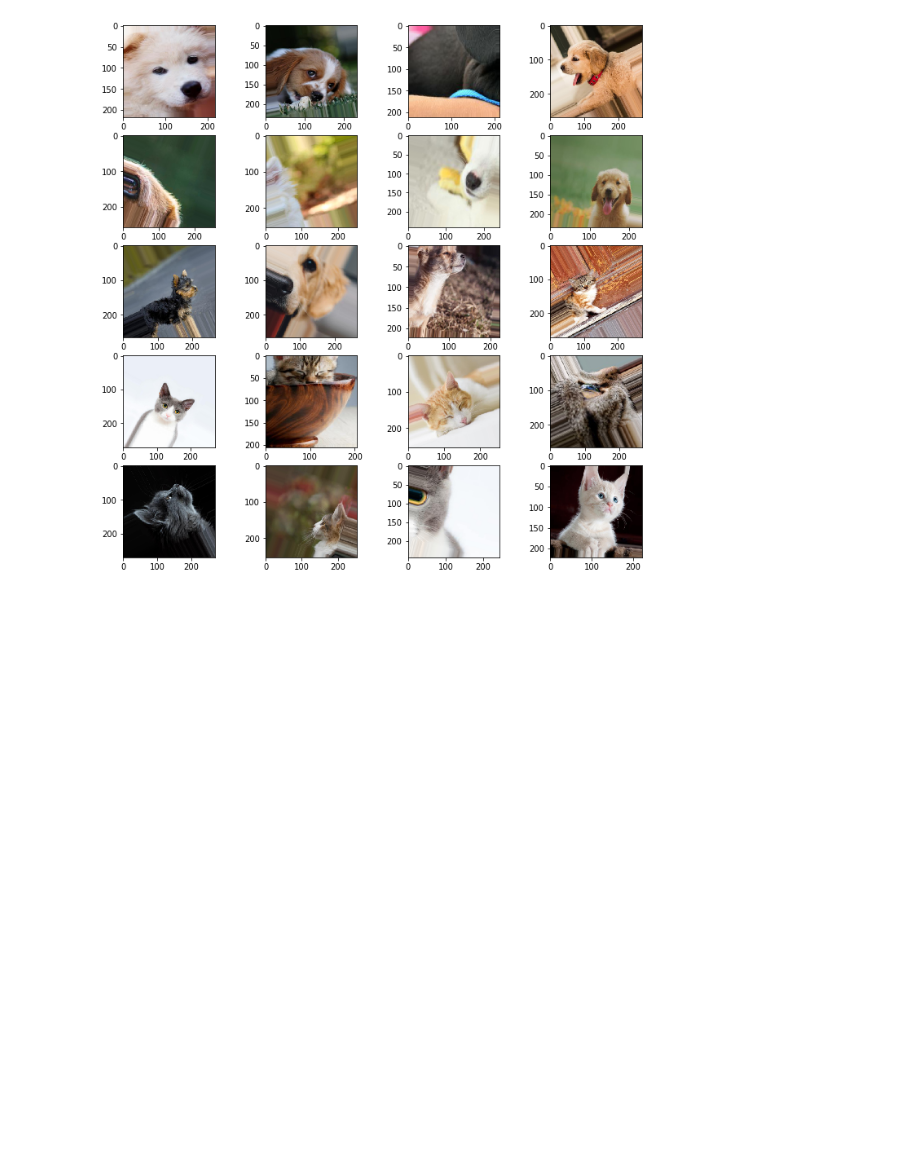
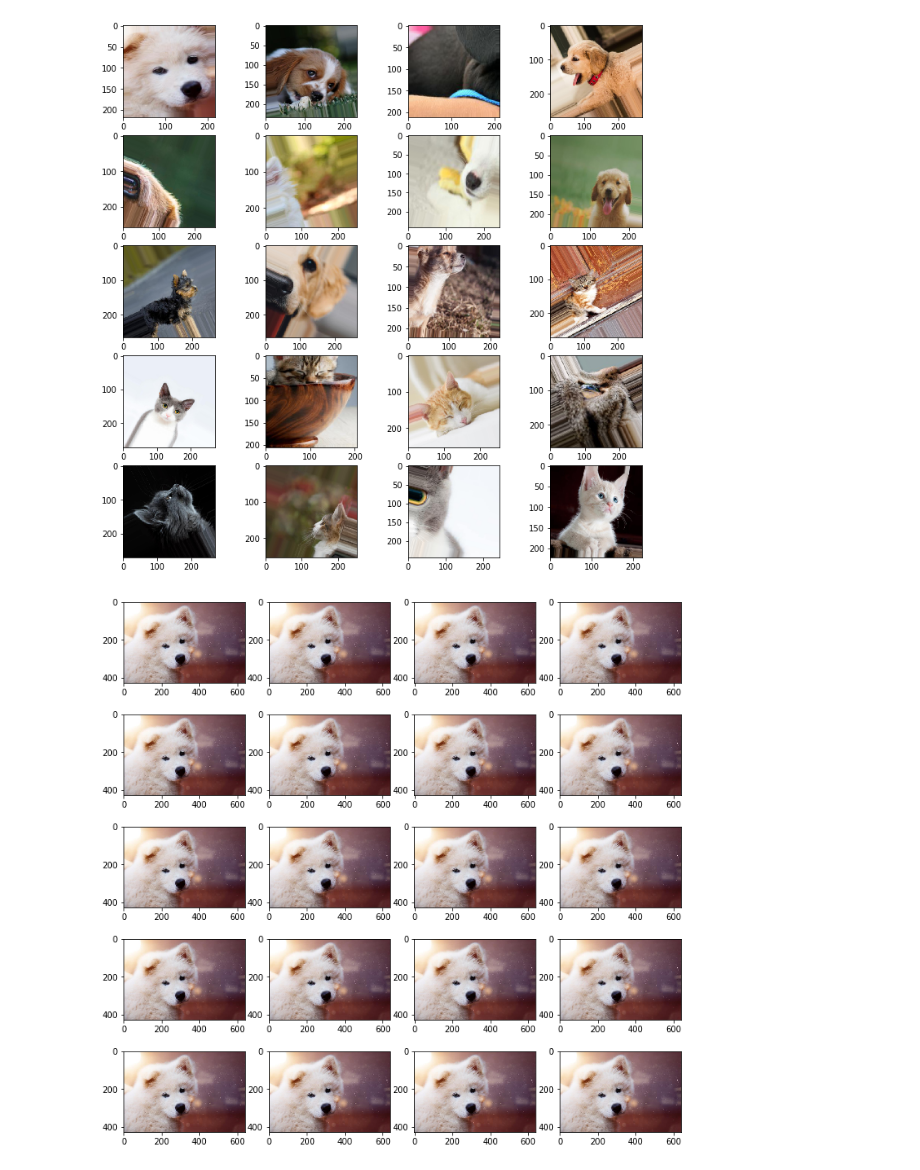
Before and after one commit to WANG-lp/FastGC-icecake, a Jupyter notebook: scripts/dali_external_source.ipynb, the cells around one changed output. Drawn from its saved outputs; the diff is of its cells as text; code cells hidden in the pictures; blank space fills up the shorter version.

```diff
--- a/scripts/dali_external_source.ipynb
+++ b/scripts/dali_external_source.ipynb
@@ -159,6 +159,9 @@ gc2.load_dltensor_from_file("dog_1.tensor")
 # %%
 imgs = []
 for i in range(20):
     npbuff = gc.get_numpy_array("dog/dog_1.jpg")
     img = PIL.Image.fromarray(npbuff)
+    imgs.append(img)
 show_all_imgs(imgs)
+# %% [output]
+[figure, added]
```
Also changed, not shown: parts of 9 cells of this notebook, 11 other files.
